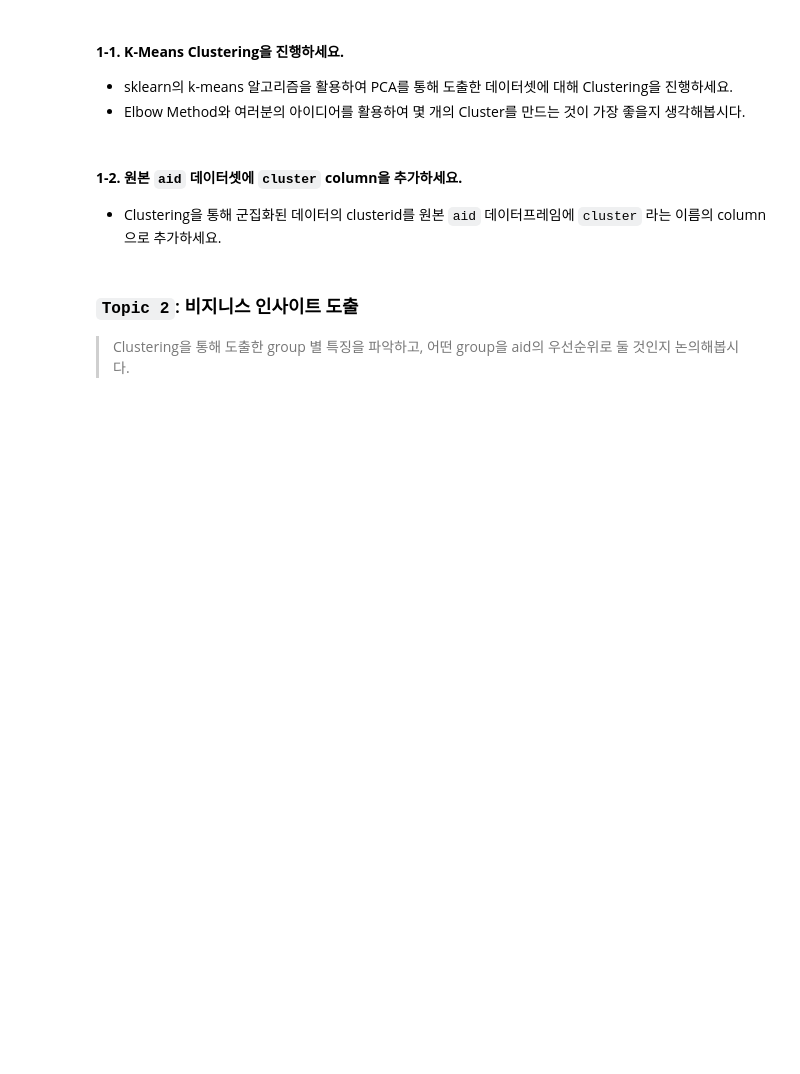
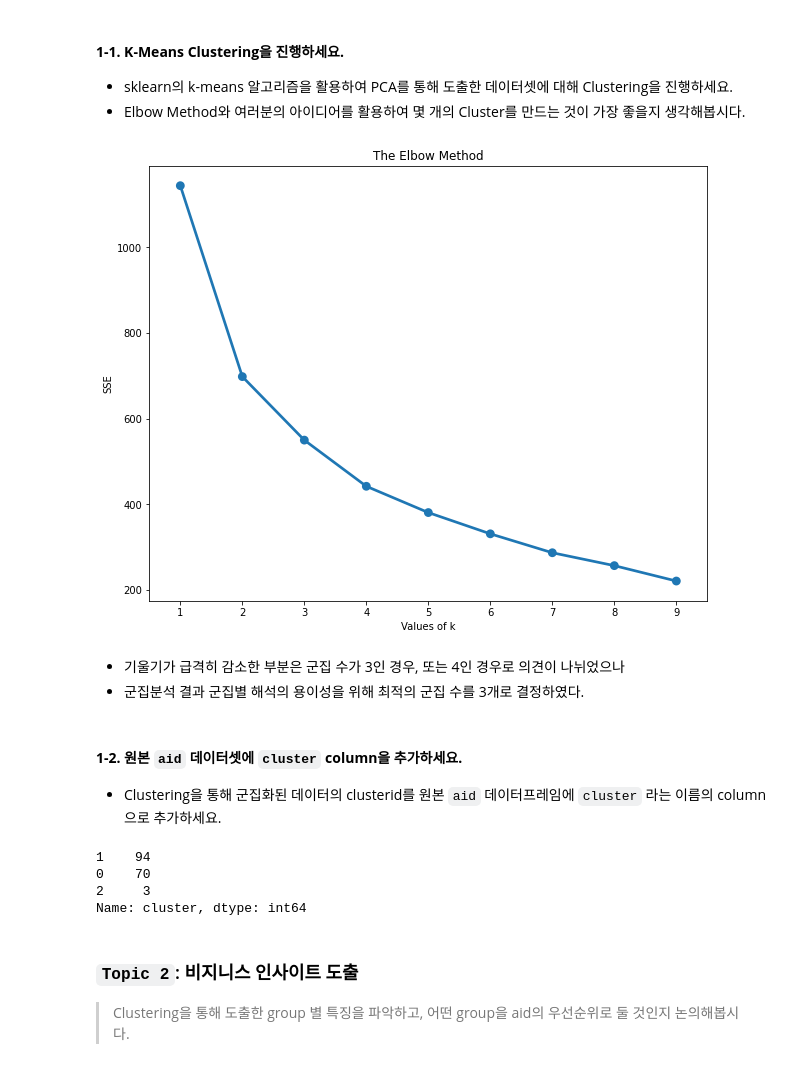
Before and after one commit to Ryu4824/code-states, a Jupyter notebook: Sprint3_Mini_Project_(10조).ipynb, the cells around one changed output. Saved outputs shown, nothing was run; the diff lists cells and outputs as text; code cells hidden in the pictures; blank space fills up the shorter version.

```diff
--- a/Sprint3_Mini_Project_(10조).ipynb
+++ b/Sprint3_Mini_Project_(10조).ipynb
@@ -496,6 +550,30 @@ from sklearn.cluster import KMeans
 #### **1-1. K-Means Clustering을 진행하세요.**
 - sklearn의 k-means 알고리즘을 활용하여 PCA를 통해 도출한 데이터셋에 대해 Clustering을 진행하세요.
 - Elbow Method와 여러분의 아이디어를 활용하여 몇 개의 Cluster를 만드는 것이 가장 좋을지 생각해봅시다.
+# %%
+# Elbow Method를 수행하기 위한 데이터 생성
+
+sse = {}
+
+for k in range(1,10):
+  kmeans = KMeans(n_clusters=k, random_state=1)
+  kmeans.fit(aid_pc)
+  sse[k] = kmeans.inertia_
+# %%
+# 결과 시각화
+
+plt.figure(figsize = (10,8))
+
+plt.title('The Elbow Method')
+plt.xlabel('Values of k')
+plt.ylabel('SSE')
+sns.pointplot(x=list(sse.keys()), y=list(sse.values()))
+plt.show()
+# %% [output]
+[figure, added]
+# %% [markdown]
+- 기울기가 급격히 감소한 부분은 군집 수가 3인 경우, 또는 4인 경우로 의견이 나뉘었으나
+- 군집분석 결과 군집별 해석의 용이성을 위해 최적의 군집 수를 3개로 결정하였다.
 # %% [markdown]
 #### **1-2. 원본 `aid` 데이터셋에 `cluster` column을 추가하세요.**
 - Clustering을 통해 군집화된 데이터의 clusterid를 원본 `aid` 데이터프레임에 `cluster` 라는 이름의 column으로 추가하세요.
@@ -502,3 +587,11 @@ from sklearn.cluster import KMeans
+# %%
+# 원본 데이터의 군집별 데이터 수
+aid.cluster.value_counts()
+# %% [output]
+1    94
+0    70
+2     3
+Name: cluster, dtype: int64
 # %% [markdown]
 ### `Topic 2`: 비지니스 인사이트 도출
 > Clustering을 통해 도출한 group 별 특징을 파악하고, 어떤 group을 aid의 우선순위로 둘 것인지 논의해봅시다.
```
Also changed, not shown: parts of 18 cells of this notebook.
